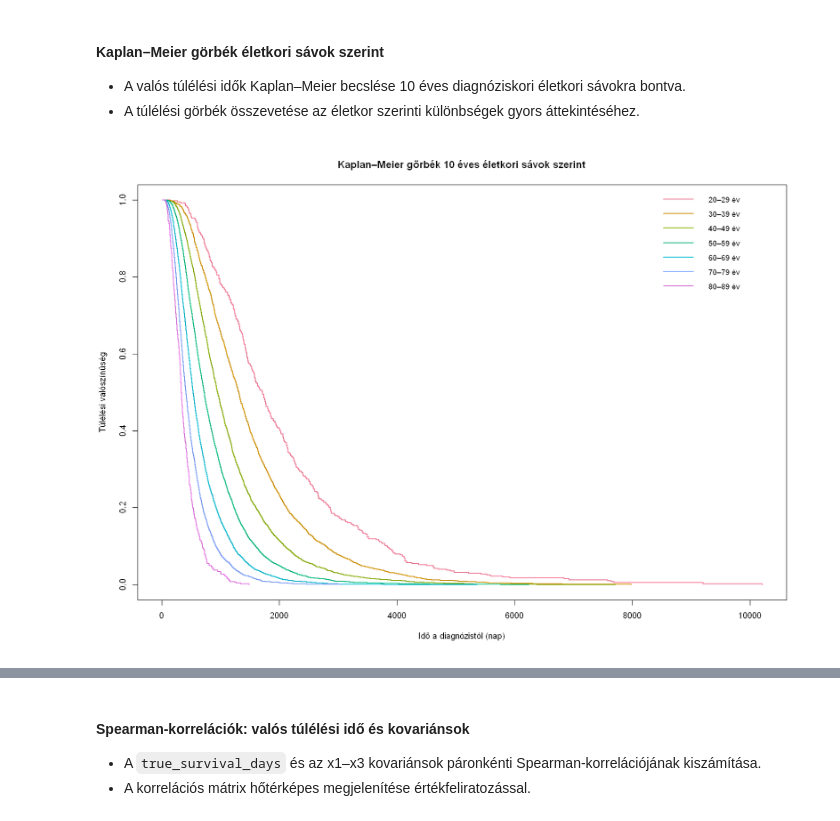
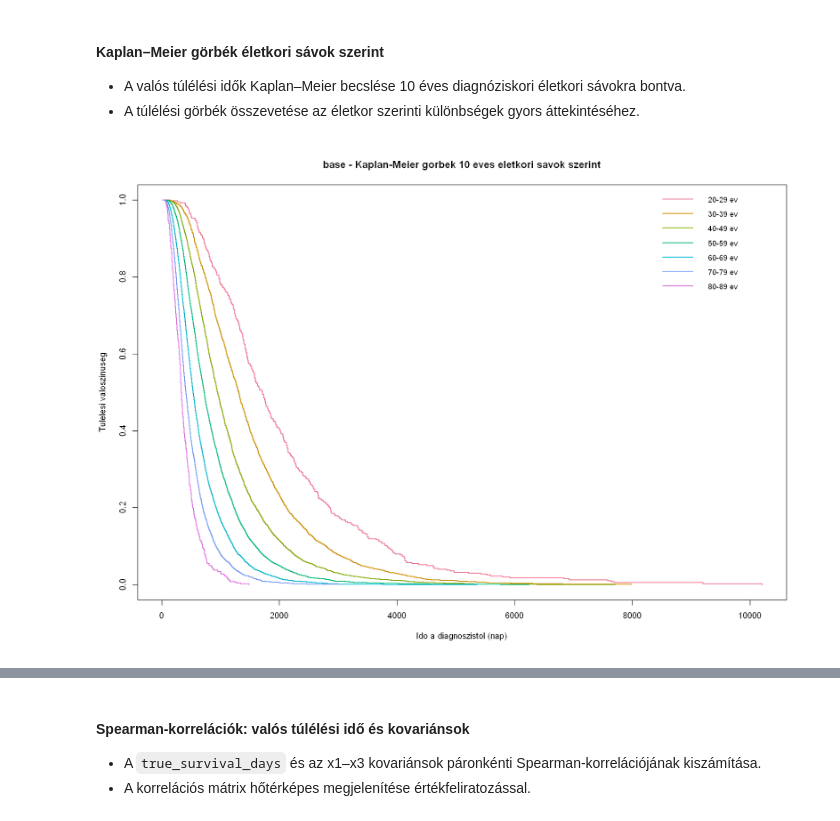
Before and after one commit to lrado1/rprev-ext, a Jupyter notebook: notebooks/synthetic_registry_yearly.ipynb, the cells around one changed output, grey strips where cells are left out. Saved outputs shown, nothing was run; the diff lists cells and outputs as text; code cells hidden in the pictures.

```diff
--- a/notebooks/synthetic_registry_yearly.ipynb
+++ b/notebooks/synthetic_registry_yearly.ipynb
@@ -623,36 +623,60 @@ survival_hist_plots <- plot_true_survival_hist_by_x1(
 # %%
 library(survival)
 
-options(repr.plot.width = 14, repr.plot.height = 10)
+plot_km_by_age_band <- function(data_list, band_width = 10) {
+  options(repr.plot.width = 14, repr.plot.height = 10)
 
-# Diagnóziskori életkor oszlopának kiválasztása
-age_col <- if ("age_at_dx" %in% names(df_eda)) "age_at_dx" else "x2"
+  # KM illesztések előállítása scenáriónként (és közben ábrázolás)
+  fits <- lapply(names(data_list), function(nm) {
+    df <- data_list[[nm]]
 
-# Elemzési tábla összeállítása (életkor, valós túlélési idő, valós eseményindikátor)
-d <- data.frame(
-  age = df_eda[[age_col]],
-  time = df_eda$true_survival_days,
-  event = df_eda$true_event_indicator_delta_true
+    # Diagnóziskori életkor változó kiválasztása (ha nincs külön oszlop, x2-t használjuk)
+    age_col <- if ("age_at_dx" %in% names(df)) "age_at_dx" else "x2"
+
+    # KM-hez szükséges adatkeret: életkor, valós túlélési idő, valós eseményindikátor
+    d <- data.frame(
+      age = df[[age_col]],
+      time = df$true_survival_days,
+      event = df$true_event_indicator_delta_true
+    )
+
+    # Érvényes sorok szűrése (véges értékek, pozitív idő, nem hiányzó esemény)
+    d <- d[is.finite(d$age) & is.finite(d$time) & d$time > 0 & !is.na(d$event), ]
+
+    # Életkori sávok kialakítása (band_width éves, balról zárt intervallumok)
+    breaks <- seq(
+      floor(min(d$age) / band_width) * band_width,
+      ceiling(max(d$age) / band_width) * band_width,
+      by = band_width
+    )
+    labs <- paste0(breaks[-length(breaks)], "-", breaks[-1] - 1, " ev")
+    d$age_band <- cut(d$age, breaks = breaks, right = FALSE, include.lowest = TRUE, labels = labs)
+
+    # Kaplan–Meier illesztés életkori sávok szerint
+    fit <- survival::survfit(survival::Surv(time, event) ~ age_band, data = d)
+
+    # Színek automatikus hozzárendelése a sávokhoz
+    cols <- grDevices::hcl.colors(nlevels(d$age_band), palette = "Dark 3")
+
+    # Ábra: KM görbék és jelmagyarázat
+    plot(
+      fit, col = cols, lwd = 2,
+      xlab = "Ido a diagnoszistol (nap)",
+      ylab = "Tulelesi valoszinuseg",
+      main = paste0(nm, " - Kaplan-Meier gorbek ", band_width, " eves eletkori savok szerint")
+    )
+    legend("topright", legend = levels(d$age_band), col = cols, lwd = 2, bty = "n", cex = 0.9)
+
+    fit
+  })
+
+  names(fits) <- names(data_list)
+  fits
+}
+
+km_fits <- plot_km_by_age_band(
+  list(base = df_eda_base, higher_ltfu = df_eda_high_ltfu),
+  band_width = 10
 )
-d <- d[is.finite(d$age) & is.finite(d$time) & d$time > 0 & !is.na(d$event), ]
-
-# 10 éves életkori sávok képzése
-breaks <- seq(floor(min(d$age) / 10) * 10, ceiling(max(d$age) / 10) * 10, by = 10)
-labs <- paste0(breaks[-length(breaks)], "–", breaks[-1] - 1, " év")
-d$age_band <- cut(d$age, breaks = breaks, right = FALSE, include.lowest = TRUE, labels = labs)
-
-# Kaplan–Meier illesztés életkori sávok szerint
-fit <- survfit(Surv(time, event) ~ age_band, data = d)
-
-# Ábra: KM görbék
-cols <- grDevices::hcl.colors(nlevels(d$age_band), palette = "Dark 3")
-
-plot(
-  fit, col = cols, lwd = 2,
-  xlab = "Idő a diagnózistól (nap)",
-  ylab = "Túlélési valószínűség",
-  main = "Kaplan–Meier görbék 10 éves életkori sávok szerint"
-)
-legend("topright", legend = levels(d$age_band), col = cols, lwd = 2, bty = "n", cex = 0.9)
 # %% [output]
-[figure, old version]
+[figure, new version]
```
Also changed, not shown: parts of 5 cells of this notebook.
